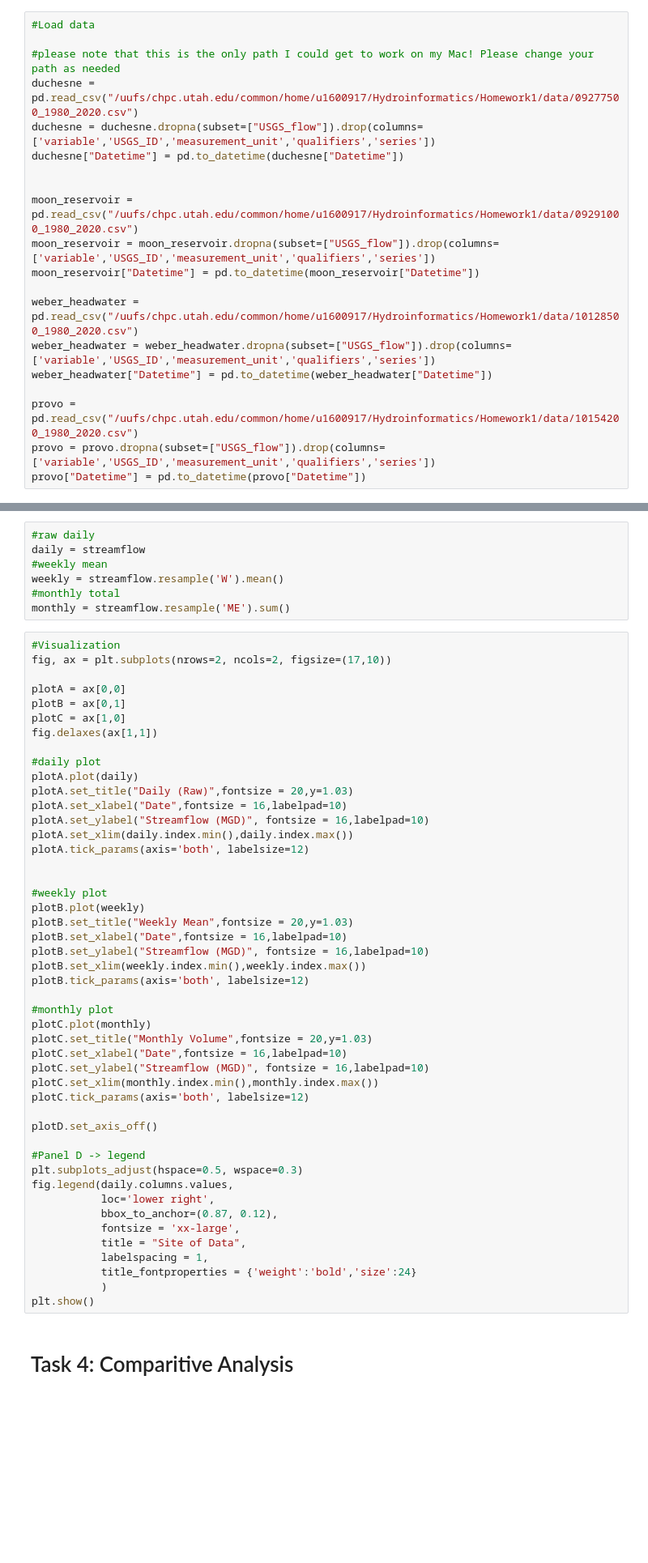
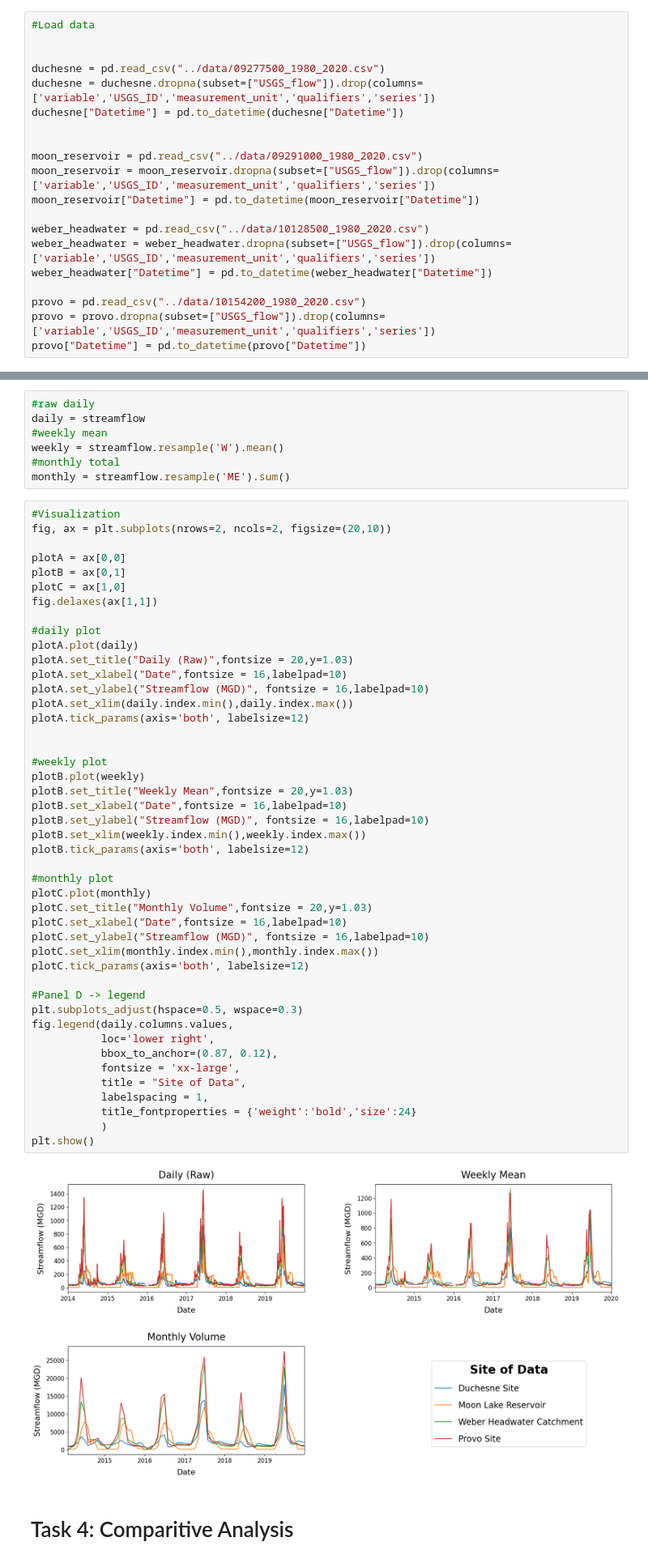
Before and after one commit to eburgon2/Homework1, a Jupyter notebook: notebooks/TimeSeries.ipynb, the cells around one changed output, grey strips where cells are left out. Shown at 81% size. Drawn from its saved outputs; the diff is of its cells as text; blank space fills up the shorter version.

```diff
--- a/notebooks/TimeSeries.ipynb
+++ b/notebooks/TimeSeries.ipynb
@@ -9,21 +9,21 @@ import matplotlib.dates as mdates
 # %%
 #Load data
 
-#please note that this is the only path I could get to work on my Mac! Please change your path as needed
-duchesne = pd.read_csv("/uufs/chpc.utah.edu/common/home/u1600917/Hydroinformatics/Homework1/data/09277500_1980_2020.csv")
+
+duchesne = pd.read_csv("../data/09277500_1980_2020.csv")
 duchesne = duchesne.dropna(subset=["USGS_flow"]).drop(columns=['variable','USGS_ID','measurement_unit','qualifiers','series'])
 duchesne["Datetime"] = pd.to_datetime(duchesne["Datetime"])
 
 
-moon_reservoir = pd.read_csv("/uufs/chpc.utah.edu/common/home/u1600917/Hydroinformatics/Homework1/data/09291000_1980_2020.csv")
+moon_reservoir = pd.read_csv("../data/09291000_1980_2020.csv")
 moon_reservoir = moon_reservoir.dropna(subset=["USGS_flow"]).drop(columns=['variable','USGS_ID','measurement_unit','qualifiers','series'])
 moon_reservoir["Datetime"] = pd.to_datetime(moon_reservoir["Datetime"])
 
-weber_headwater = pd.read_csv("/uufs/chpc.utah.edu/common/home/u1600917/Hydroinformatics/Homework1/data/10128500_1980_2020.csv")
+weber_headwater = pd.read_csv("../data/10128500_1980_2020.csv")
 weber_headwater = weber_headwater.dropna(subset=["USGS_flow"]).drop(columns=['variable','USGS_ID','measurement_unit','qualifiers','series'])
 weber_headwater["Datetime"] = pd.to_datetime(weber_headwater["Datetime"])
 
-provo = pd.read_csv("/uufs/chpc.utah.edu/common/home/u1600917/Hydroinformatics/Homework1/data/10154200_1980_2020.csv")
+provo = pd.read_csv("../data/10154200_1980_2020.csv")
 provo = provo.dropna(subset=["USGS_flow"]).drop(columns=['variable','USGS_ID','measurement_unit','qualifiers','series'])
 provo["Datetime"] = pd.to_datetime(provo["Datetime"])
 # %%
@@ -66,7 +73,7 @@ weekly = streamflow.resample('W').mean()
 monthly = streamflow.resample('ME').sum()
 # %%
 #Visualization
-fig, ax = plt.subplots(nrows=2, ncols=2, figsize=(17,10))
+fig, ax = plt.subplots(nrows=2, ncols=2, figsize=(20,10))
 
 plotA = ax[0,0]
 plotB = ax[0,1]
@@ -82,35 +89,35 @@ plotA.set_xlim(daily.index.min(),daily.index.max())
 plotA.tick_params(axis='both', labelsize=12)
 
 
 #weekly plot
 plotB.plot(weekly)
 plotB.set_title("Weekly Mean",fontsize = 20,y=1.03)
 plotB.set_xlabel("Date",fontsize = 16,labelpad=10)
 plotB.set_ylabel("Streamflow (MGD)", fontsize = 16,labelpad=10)
 plotB.set_xlim(weekly.index.min(),weekly.index.max())
 plotB.tick_params(axis='both', labelsize=12)
 
 #monthly plot
 plotC.plot(monthly)
 plotC.set_title("Monthly Volume",fontsize = 20,y=1.03)
 plotC.set_xlabel("Date",fontsize = 16,labelpad=10)
 plotC.set_ylabel("Streamflow (MGD)", fontsize = 16,labelpad=10)
 plotC.set_xlim(monthly.index.min(),monthly.index.max())
 plotC.tick_params(axis='both', labelsize=12)
 
-plotD.set_axis_off()
-
 #Panel D -> legend
 plt.subplots_adjust(hspace=0.5, wspace=0.3)
 fig.legend(daily.columns.values,
            loc='lower right',
            bbox_to_anchor=(0.87, 0.12),
            fontsize = 'xx-large',
            title = "Site of Data",
            labelspacing = 1,
            title_fontproperties = {'weight':'bold','size':24}
            )
 plt.show()
+# %% [output]
+[figure, added]
 # %% [markdown]
 # Task 4: Comparitive Analysis
 # %%
```
Also changed, not shown: parts of 6 cells of this notebook.
